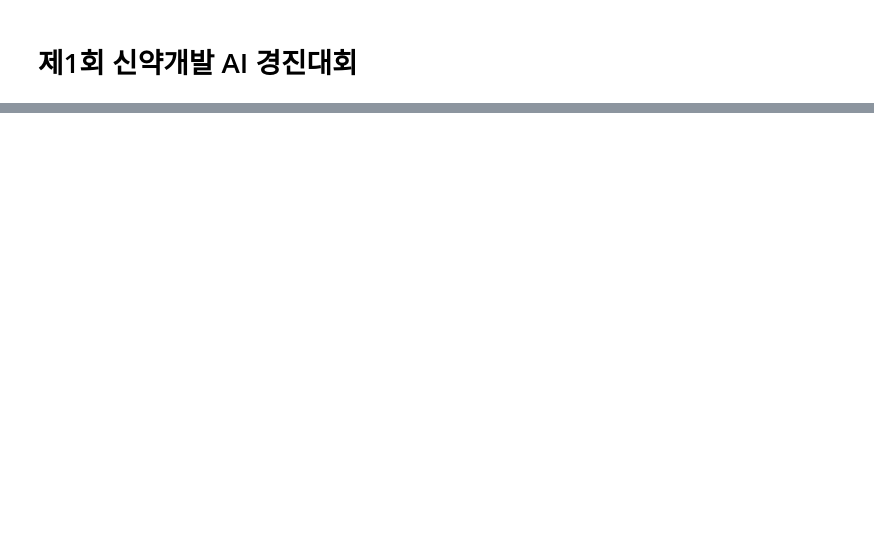
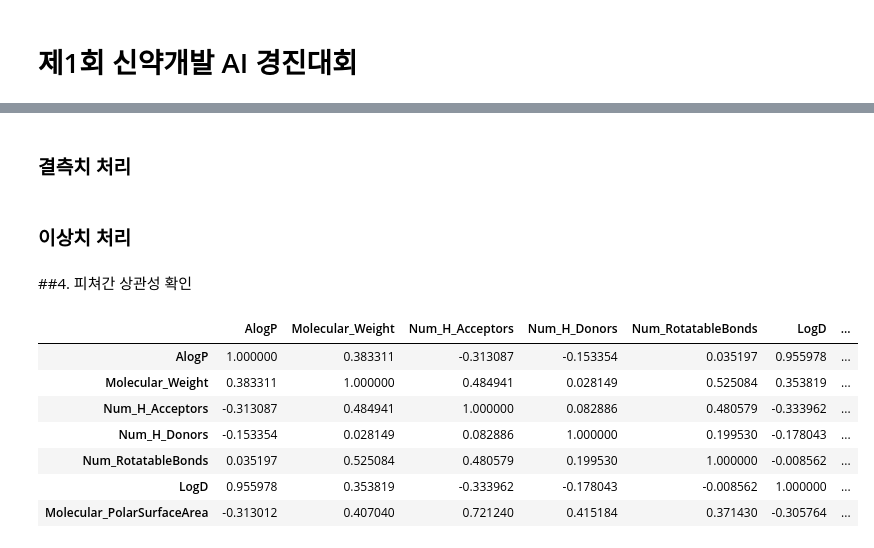
Before and after one commit to eunhabaek/Dacon, a Jupyter notebook: 제1회_신약개발_AI_경진대회.ipynb, the cells around one changed output, grey strips where cells are left out. Cells and saved outputs as stored; diff of their text form; code cells hidden in the pictures; blank space fills up the shorter version.

```diff
--- a/제1회_신약개발_AI_경진대회.ipynb
+++ b/제1회_신약개발_AI_경진대회.ipynb
@@ -136,0 +80,14 @@ submission.to_csv('../data/sample_submission2.csv')
+# %%
+train.drop('SMILES',axis=1,inplace=True)
+test.drop('SMILES',axis=1,inplace=True)
+# %% [markdown]
+### 결측치 처리
+# %%
+import statistics as st
+
+train['AlogP'].fillna(st.median(train.AlogP),inplace=True)
+
+test['AlogP'].fillna(st.median(test.AlogP),inplace=True)
+#뒤에서 SimpleImputer 이용하므로 지워도 됨
+# %% [markdown]
+### 이상치 처리
@@ -136,0 +99,13 @@ submission.to_csv('../data/sample_submission2.csv')
+# %% [markdown]
+##4. 피쳐간 상관성 확인
+# %%
+test.corr()
+# %% [output]
+|  | AlogP | Molecular_Weight | Num_H_Acceptors | Num_H_Donors | Num_RotatableBonds | LogD | ... |
+| AlogP | 1.000000 | 0.383311 | -0.313087 | -0.153354 | 0.035197 | 0.955978 | ... |
+| Molecular_Weight | 0.383311 | 1.000000 | 0.484941 | 0.028149 | 0.525084 | 0.353819 | ... |
+| Num_H_Acceptors | -0.313087 | 0.484941 | 1.000000 | 0.082886 | 0.480579 | -0.333962 | ... |
+| Num_H_Donors | -0.153354 | 0.028149 | 0.082886 | 1.000000 | 0.199530 | -0.178043 | ... |
+| Num_RotatableBonds | 0.035197 | 0.525084 | 0.480579 | 0.199530 | 1.000000 | -0.008562 | ... |
+| LogD | 0.955978 | 0.353819 | -0.333962 | -0.178043 | -0.008562 | 1.000000 | ... |
+| Molecular_PolarSurfaceArea | -0.313012 | 0.407040 | 0.721240 | 0.415184 | 0.371430 | -0.305764 | ... |
```
Also changed, not shown: parts of 72 cells of this notebook.
